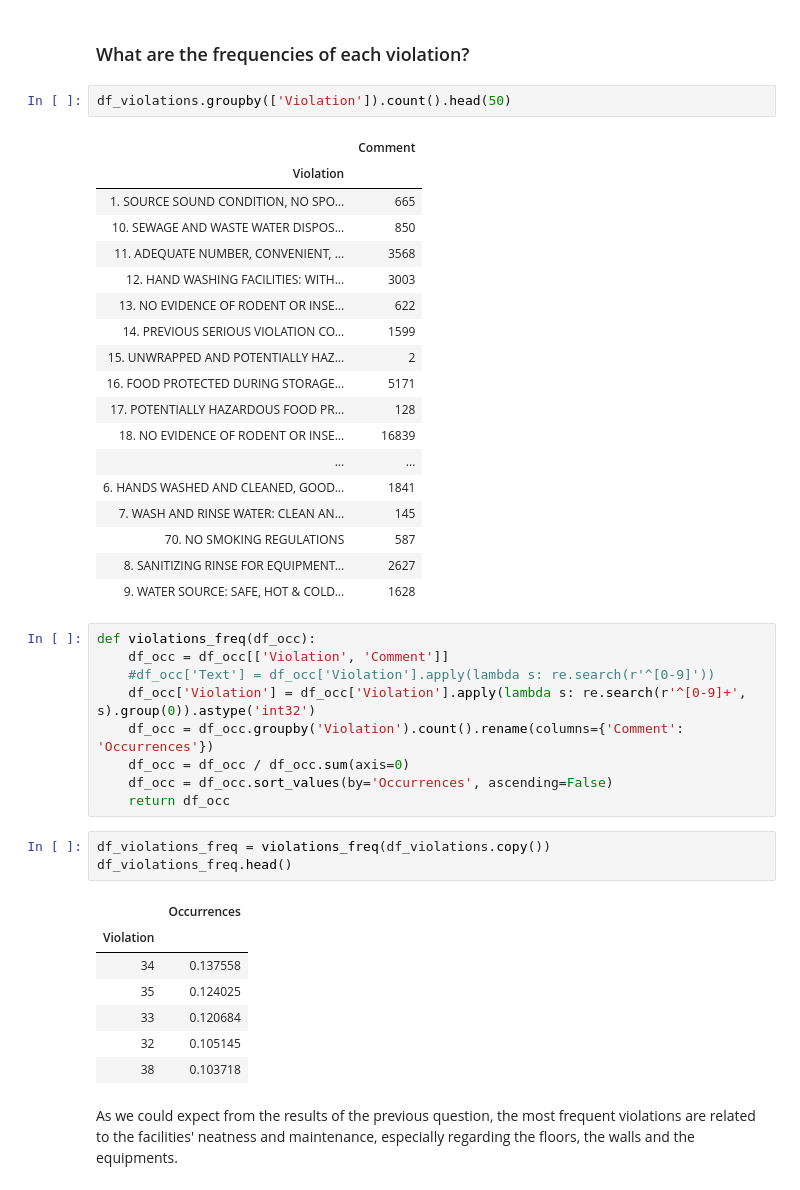
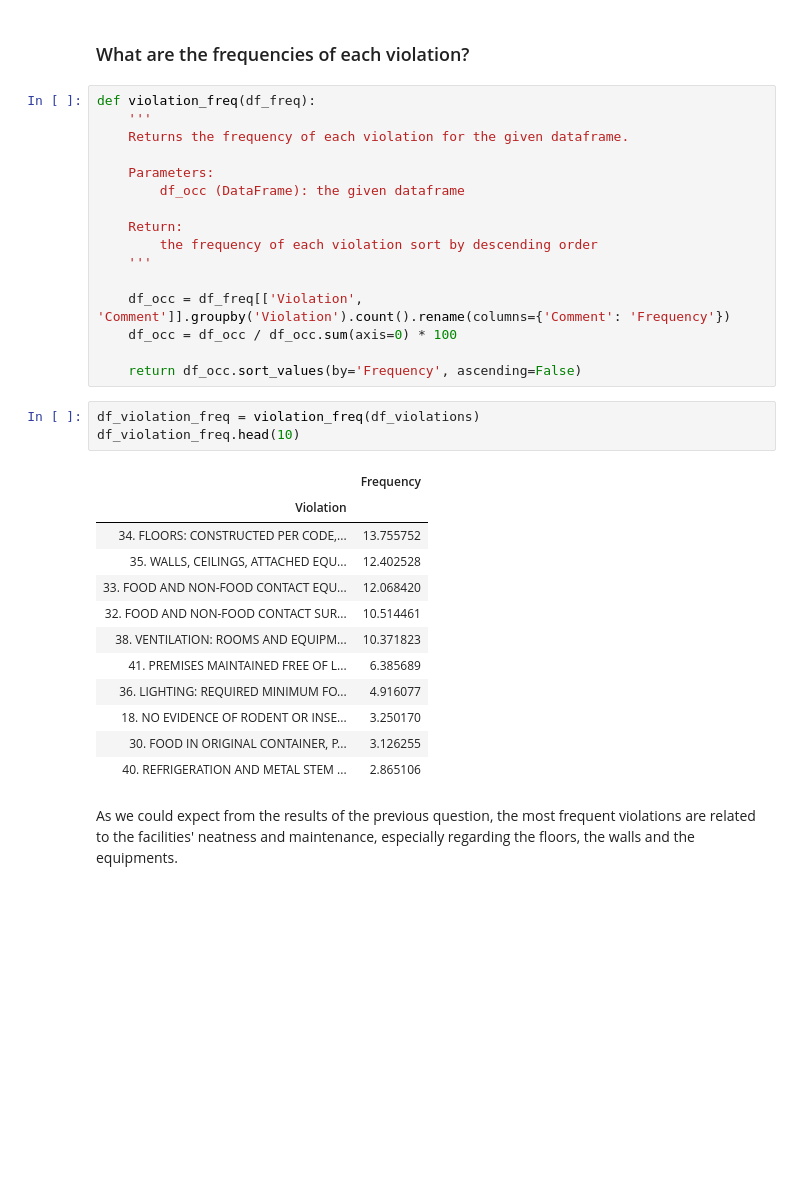
Before and after one commit to Gondolav/ADA-project, a Jupyter notebook: notebook.ipynb, the cells around one changed output. Drawn from its saved outputs; the diff is of its cells as text; blank space fills up the shorter version.

Commit message:
Add comments and finish Violation analysis

```diff
--- a/notebook.ipynb
+++ b/notebook.ipynb
@@ -1248,47 +1204,38 @@ It appears that the most difficult thing for the Chicago facilities is usually t
 <a id="violation"></a>
 # %% [markdown]
 ### What are the frequencies of each violation?
-# %%
-df_violations.groupby(['Violation']).count().head(50)
-# %% [output]
-|  | Comment |
-| Violation |  |
-| 1. SOURCE SOUND CONDITION, NO SPO... | 665 |
-| 10. SEWAGE AND WASTE WATER DISPOS... | 850 |
-| 11. ADEQUATE NUMBER, CONVENIENT, ... | 3568 |
-| 12. HAND WASHING FACILITIES: WITH... | 3003 |
-| 13. NO EVIDENCE OF RODENT OR INSE... | 622 |
-| 14. PREVIOUS SERIOUS VIOLATION CO... | 1599 |
-| 15. UNWRAPPED AND POTENTIALLY HAZ... | 2 |
-| 16. FOOD PROTECTED DURING STORAGE... | 5171 |
-| 17. POTENTIALLY HAZARDOUS FOOD PR... | 128 |
-| 18. NO EVIDENCE OF RODENT OR INSE... | 16839 |
-| ... | ... |
-| 6. HANDS WASHED AND CLEANED, GOOD... | 1841 |
-| 7. WASH AND RINSE WATER: CLEAN AN... | 145 |
-| 70. NO SMOKING REGULATIONS | 587 |
-| 8. SANITIZING RINSE FOR EQUIPMENT... | 2627 |
-| 9. WATER SOURCE: SAFE, HOT & COLD... | 1628 |
-# %%
-def violations_freq(df_occ):
-    df_occ = df_occ[['Violation', 'Comment']]
-    #df_occ['Text'] = df_occ['Violation'].apply(lambda s: re.search(r'^[0-9]'))
-    df_occ['Violation'] = df_occ['Violation'].apply(lambda s: re.search(r'^[0-9]+', s).group(0)).astype('int32')
-    df_occ = df_occ.groupby('Violation').count().rename(columns={'Comment': 'Occurrences'})
-    df_occ = df_occ / df_occ.sum(axis=0)
-    df_occ = df_occ.sort_values(by='Occurrences', ascending=False)
-    return df_occ
-# %%
-df_violations_freq = violations_freq(df_violations.copy())
-df_violations_freq.head()
-# %% [output]
-|  | Occurrences |
-| Violation |  |
-| 34 | 0.137558 |
-| 35 | 0.124025 |
-| 33 | 0.120684 |
-| 32 | 0.105145 |
-| 38 | 0.103718 |
+# %%
+def violation_freq(df_freq):
+    '''
+    Returns the frequency of each violation for the given dataframe.
+
+    Parameters:
+        df_occ (DataFrame): the given dataframe
+
+    Return:
+        the frequency of each violation sort by descending order
+    '''
+
+    df_occ = df_freq[['Violation', 'Comment']].groupby('Violation').count().rename(columns={'Comment': 'Frequency'})
+    df_occ = df_occ / df_occ.sum(axis=0) * 100
+
+    return df_occ.sort_values(by='Frequency', ascending=False)
+# %%
+df_violation_freq = violation_freq(df_violations)
+df_violation_freq.head(10)
+# %% [output]
+|  | Frequency |
+| Violation |  |
+| 34. FLOORS: CONSTRUCTED PER CODE,... | 13.755752 |
+| 35. WALLS, CEILINGS, ATTACHED EQU... | 12.402528 |
+| 33. FOOD AND NON-FOOD CONTACT EQU... | 12.068420 |
+| 32. FOOD AND NON-FOOD CONTACT SUR... | 10.514461 |
+| 38. VENTILATION: ROOMS AND EQUIPM... | 10.371823 |
+| 41. PREMISES MAINTAINED FREE OF L... | 6.385689 |
+| 36. LIGHTING: REQUIRED MINIMUM FO... | 4.916077 |
+| 18. NO EVIDENCE OF RODENT OR INSE... | 3.250170 |
+| 30. FOOD IN ORIGINAL CONTAINER, P... | 3.126255 |
+| 40. REFRIGERATION AND METAL STEM ... | 2.865106 |
 # %% [markdown]
 As we could expect from the results of the previous question, the most frequent violations are related to the facilities' neatness and maintenance, especially regarding the floors, the walls and the equipments.
 # %% [markdown]
```
Also changed, not shown: parts of 34 cells of this notebook.
